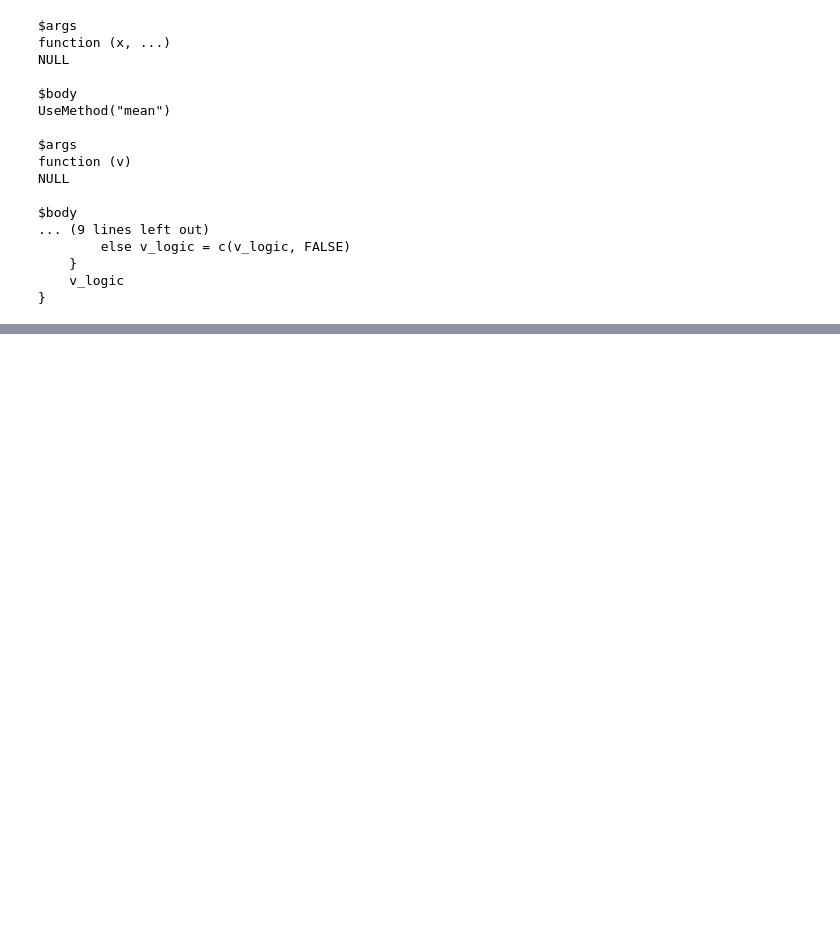
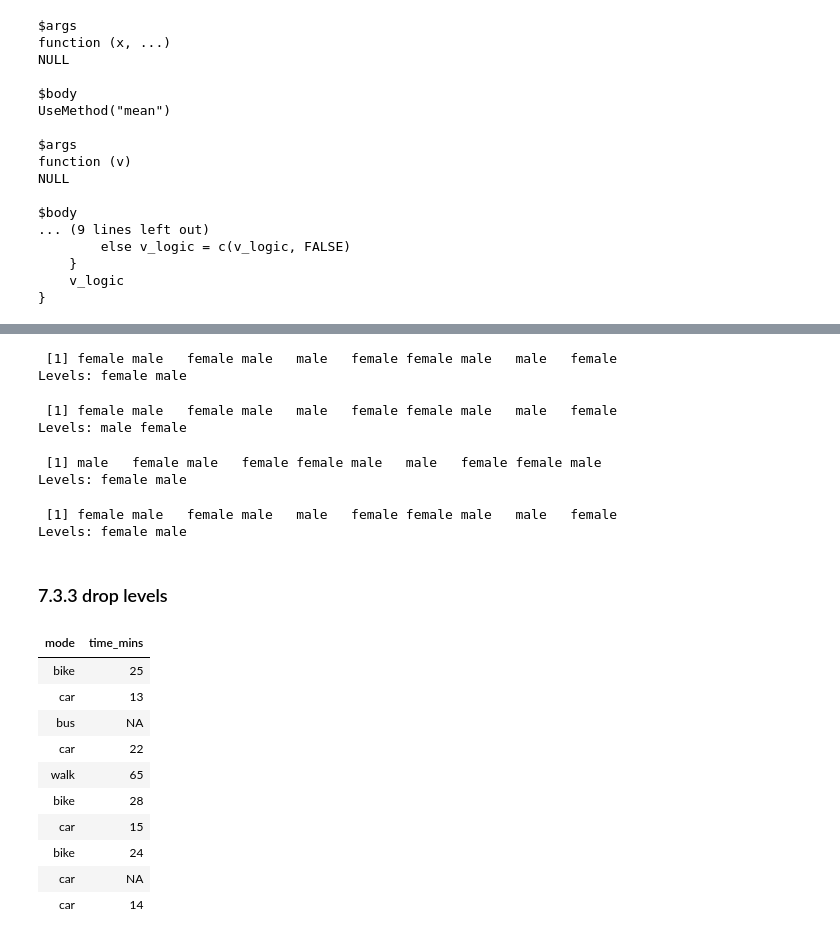
Before and after one commit to KayTony/R-in-Action, a Jupyter notebook: experiments/learning R.ipynb, the cells around one changed output, grey strips where cells are left out. Saved outputs shown, nothing was run; the diff lists cells and outputs as text; code cells hidden in the pictures; blank space fills up the shorter version.

```diff
--- a/experiments/learning R.ipynb
+++ b/experiments/learning R.ipynb
@@ -903,0 +1184,44 @@ $body
+# %%
+factor(gender_fac, levels = c("female", "male"))
+# %% [output]
+ [1] female male   female male   male   female female male   male   female
+Levels: female male
+# %%
+gender_fac
+# %% [output]
+ [1] female male   female male   male   female female male   male   female
+Levels: male female
+# %%
+levels(gender_fac) <- c("female", "male") ## which is wrong
+gender_fac
+# %% [output]
+ [1] male   female male   female female male   male   female female male
+Levels: female male
+# %%
+relevel(gender_factor, "female")
+# %% [output]
+ [1] female male   female male   male   female female male   male   female
+Levels: female male
+# %% [markdown]
+### 7.3.3 drop levels
+# %%
+getting_to_work <- data.frame(
+    mode = c(
+        "bike", "car", "bus", "car", "walk",
+        "bike", "car", "bike", "car", "car"
+    ),
+    time_mins = c(25, 13, NA, 22, 65, 28, 15, 24, NA, 14)
+)
+getting_to_work
+# %% [output]
+| mode | time_mins |
+| bike | 25 |
+| car | 13 |
+| bus | NA |
+| car | 22 |
+| walk | 65 |
+| bike | 28 |
+| car | 15 |
+| bike | 24 |
+| car | NA |
+| car | 14 |
```
Also changed, not shown: parts of 86 cells of this notebook.
